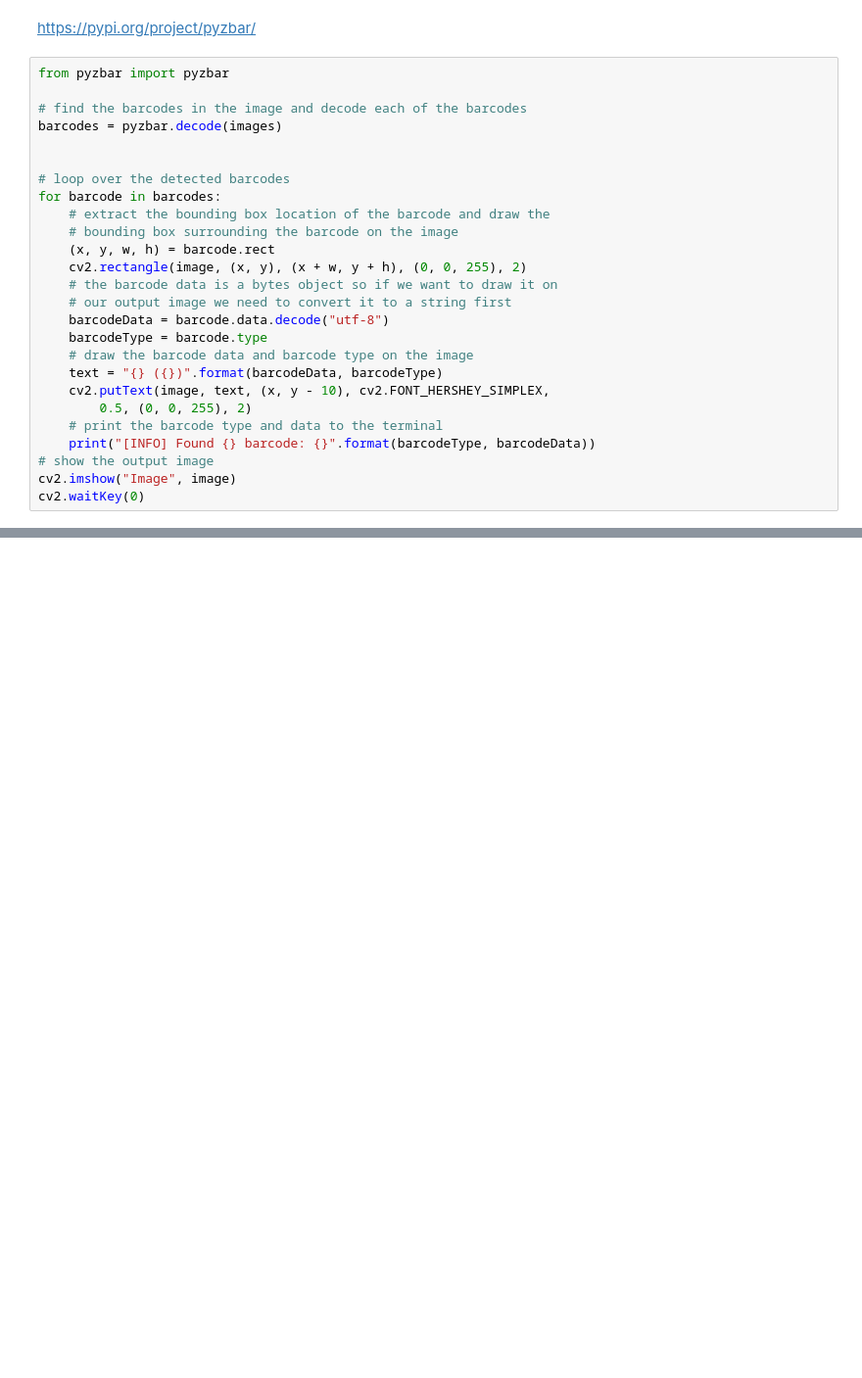
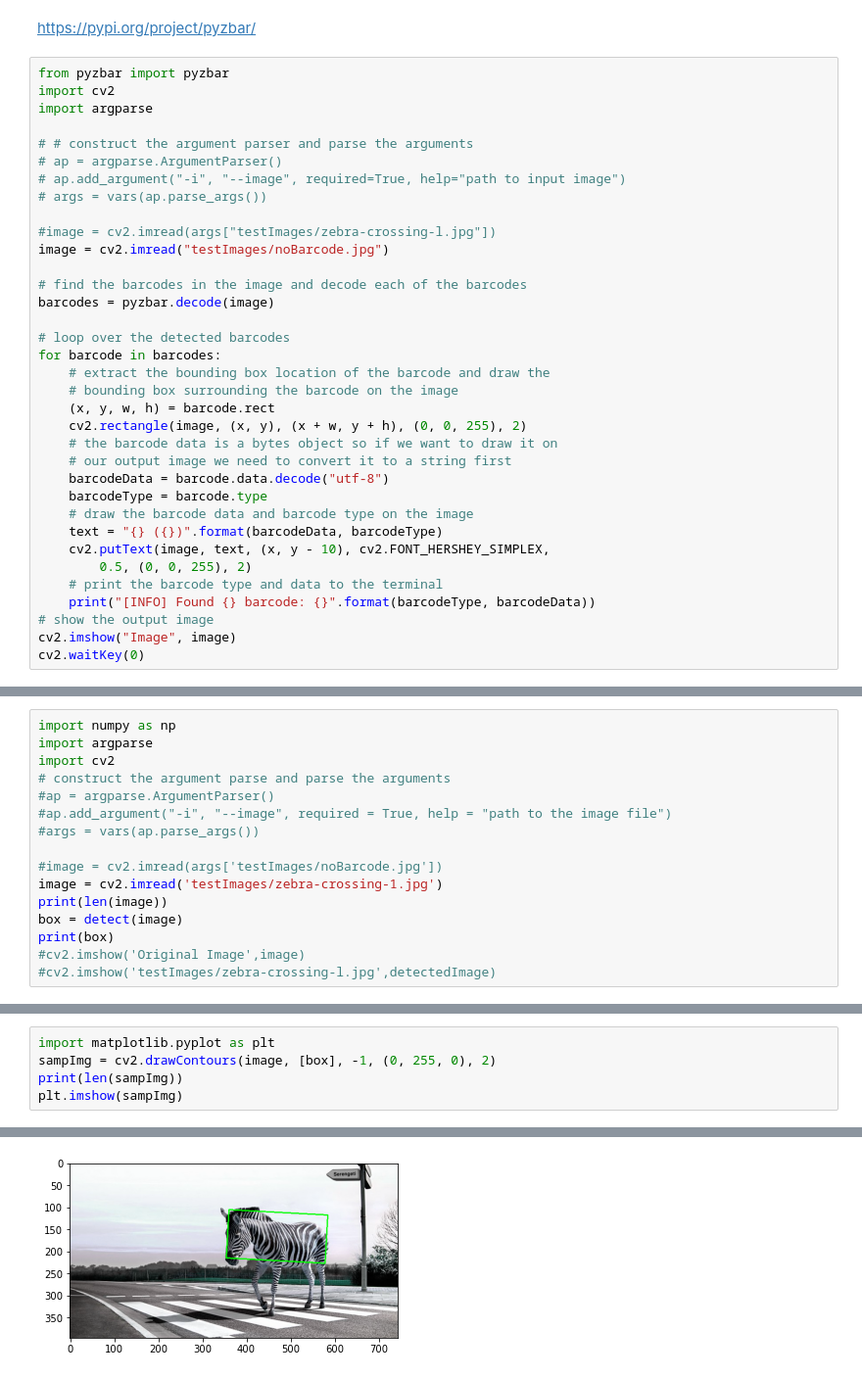
Before and after one commit to adomakor412/ComputerVision, a Jupyter notebook: App_Zebra_Crossing_Detection/TheWay_TheTruth_TheLife.ipynb, the cells around one changed output, grey strips where cells are left out. Shown at 98% size. Cells and saved outputs as stored; diff of their text form; blank space fills up the shorter version.

Commit message:
PyImage results, use matplotlib to plot images by default in RGB mode

```diff
--- a/App_Zebra_Crossing_Detection/TheWay_TheTruth_TheLife.ipynb
+++ b/App_Zebra_Crossing_Detection/TheWay_TheTruth_TheLife.ipynb
@@ -68,10 +62,19 @@ False
 https://pypi.org/project/pyzbar/
 # %%
 from pyzbar import pyzbar
+import cv2
+import argparse
+
+# # construct the argument parser and parse the arguments
+# ap = argparse.ArgumentParser()
+# ap.add_argument("-i", "--image", required=True, help="path to input image")
+# args = vars(ap.parse_args())
+
+#image = cv2.imread(args["testImages/zebra-crossing-l.jpg"])
+image = cv2.imread("testImages/noBarcode.jpg")
 
 # find the barcodes in the image and decode each of the barcodes
-barcodes = pyzbar.decode(images)
-
+barcodes = pyzbar.decode(image)
 
 # loop over the detected barcodes
 for barcode in barcodes:
@@ -96,0 +148,16 @@ ImportError: Unable to find zbar shared library
+# %%
+import numpy as np
+import argparse
+import cv2
+# construct the argument parse and parse the arguments
+#ap = argparse.ArgumentParser()
+#ap.add_argument("-i", "--image", required = True, help = "path to the image file")
+#args = vars(ap.parse_args())
+
+#image = cv2.imread(args['testImages/noBarcode.jpg'])
+image = cv2.imread('testImages/zebra-crossing-1.jpg')
+print(len(image))
+box = detect(image)
+print(box)
+#cv2.imshow('Original Image',image)
+#cv2.imshow('testImages/zebra-crossing-l.jpg',detectedImage)
@@ -96,0 +170,6 @@ ImportError: Unable to find zbar shared library
+# %%
+import matplotlib.pyplot as plt
+sampImg = cv2.drawContours(image, [box], -1, (0, 255, 0), 2)
+print(len(sampImg))
+plt.imshow(sampImg)
+# %% [output]
@@ -96,0 +178 @@ ImportError: Unable to find zbar shared library
+[figure, added]
```
Also changed, not shown: parts of 10 cells of this notebook, 14 other files.
